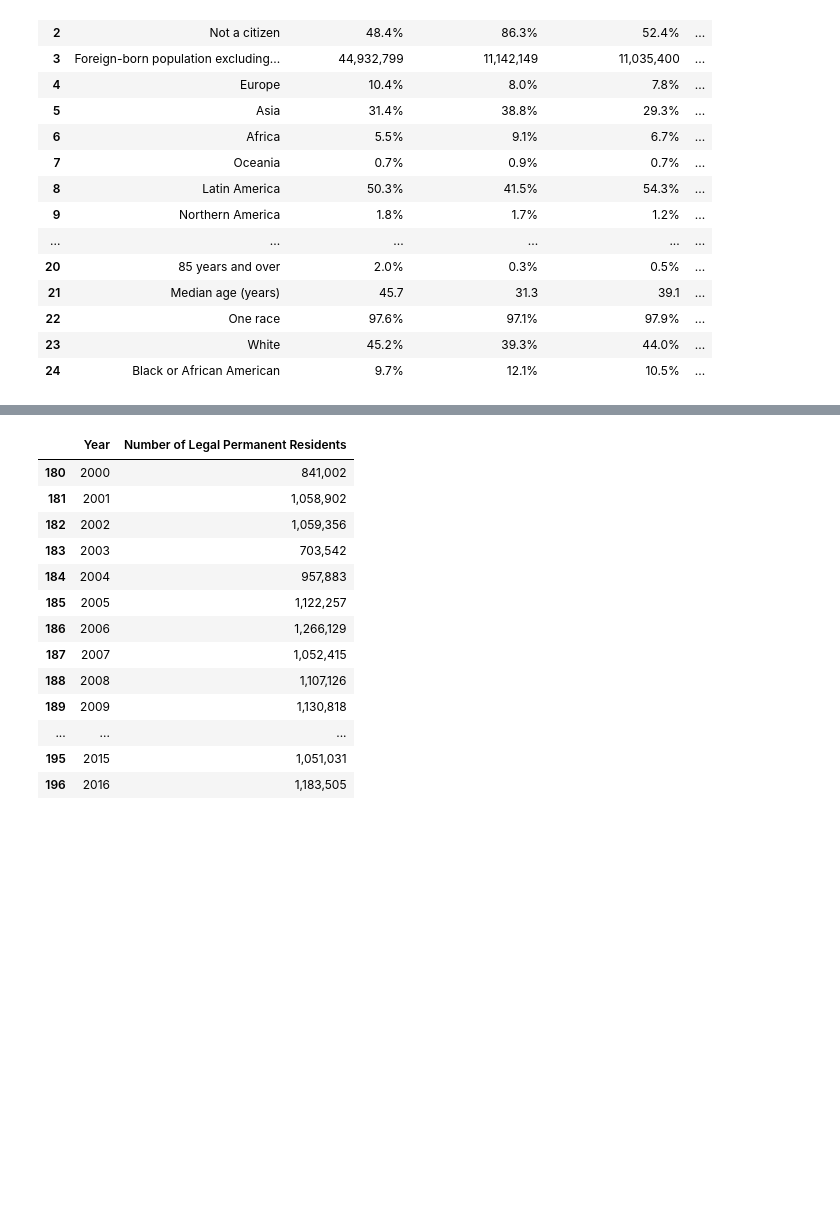
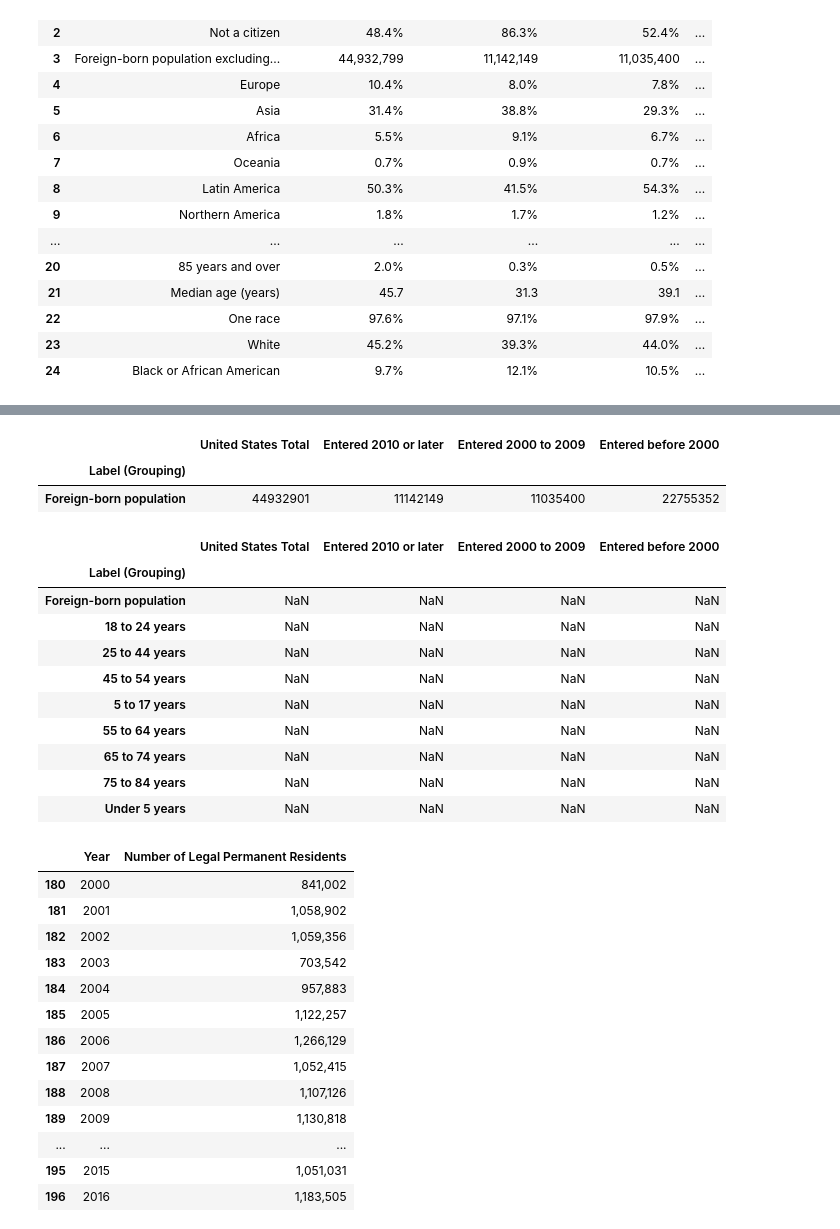
Before and after one commit to halabi93/Immigration-Data-Analysis, a Jupyter notebook: ImmigrantData.ipynb, the cells around one changed output, grey strips where cells are left out. Cells and saved outputs as stored; diff of their text form; code cells hidden in the pictures; blank space fills up the shorter version.

Commit message:
formatting as numbers

```diff
--- a/ImmigrantData.ipynb
+++ b/ImmigrantData.ipynb
@@ -42,22 +42,3 @@ demog_df.head(25)
 | 22 | One race | 97.6% | 97.1% | 97.9% | ... |
 | 23 | White | 45.2% | 39.3% | 44.0% | ... |
 | 24 | Black or African American | 9.7% | 12.1% | 10.5% | ... |
-# %%
-total_population = demog_df.iloc[1,:]
-immigrant_age = demog_df.iloc[12:20, :]
-median_age = demog_df.iloc[21, :]
-
-#Turn (X) to 0 (columns still add to 100)
-immigrant_age = immigrant_age.replace("(X)", "00")
-
-#Remove Percentage Signs, divide by 100
-for i in range (1, 5):
-    immigrant_age.iloc[:, i] = list(map(lambda x: x[:-1], immigrant_age.iloc[:, i].values))
-    immigrant_age.iloc[:, i] = list(map(lambda x: float(x), immigrant_age.iloc[:, i].values))
-    immigrant_age.iloc[:, i] = list(map(lambda x: x / 100, immigrant_age.iloc[:, i].values))
-
-
-#immigrant_age["United States Total"] = list(map(lambda x: x[:-1], immigrant_age["United States Total"].values))
-
-
-immigrant_age.head(20)
@@ -74,3 +45,58 @@ immigrant_age.head(20)
+# %%
+#Get total population numbers
+total_pop = demog_df.iloc[:1]
+
+#Format data frame
+total_pop = total_pop.set_index("Label (Grouping)")
+total_pop = total_pop.apply(lambda x: x.str.replace(",", "").astype(int))
+
+#Display
+total_pop
+# %% [output]
+|  | United States Total | Entered 2010 or later | Entered 2000 to 2009 | Entered before 2000 |
+| Label (Grouping) |  |  |  |  |
+| Foreign-born population | 44932901 | 11142149 | 11035400 | 22755352 |
+# %%
+#Get age information
+immigrant_age = demog_df.iloc[12:20, :]
+median_age = demog_df.iloc[21:22]
+
+#Set index to age groupings
+immigrant_age = immigrant_age.set_index("Label (Grouping)")
+median_age = median_age.set_index("Label (Grouping)")
+
+#Turn (X) to 0 (columns still add to 100)
+immigrant_age = immigrant_age.replace("(X)", "00")
+
+#Remove Percentage Signs, divide by 100
+for i in range (0, 4):
+
+    #Remove "%"
+    immigrant_age.iloc[:, i] = list(map(lambda x: x[:-1], immigrant_age.iloc[:, i].values))
+
+    #Convert to float
+    immigrant_age.iloc[:, i] = list(map(lambda x: float(x), immigrant_age.iloc[:, i].values))
+
+    #Divide by 100
+    immigrant_age.iloc[:, i] = list(map(lambda x: x / 100, immigrant_age.iloc[:, i].values))
+
+#for row in immigrant_age:
+#    immigrant_age = total_population * immigrant_age
+
+
+immigrant_age.head(20)
+# %% [output]
+|  | United States Total | Entered 2010 or later | Entered 2000 to 2009 | Entered before 2000 |
+| Label (Grouping) |  |  |  |  |
+| Foreign-born population | NaN | NaN | NaN | NaN |
+| 18 to 24 years | NaN | NaN | NaN | NaN |
+| 25 to 44 years | NaN | NaN | NaN | NaN |
+| 45 to 54 years | NaN | NaN | NaN | NaN |
+| 5 to 17 years | NaN | NaN | NaN | NaN |
+| 55 to 64 years | NaN | NaN | NaN | NaN |
+| 65 to 74 years | NaN | NaN | NaN | NaN |
+| 75 to 84 years | NaN | NaN | NaN | NaN |
+| Under 5 years | NaN | NaN | NaN | NaN |
 # %%
 data_file2 = os.path.join("resources", "Annual Perm Resident 1820-2019.csv")
 ann_perm_res = pd.read_csv(data_file2)
```
Also changed, not shown: parts of 2 cells of this notebook.
